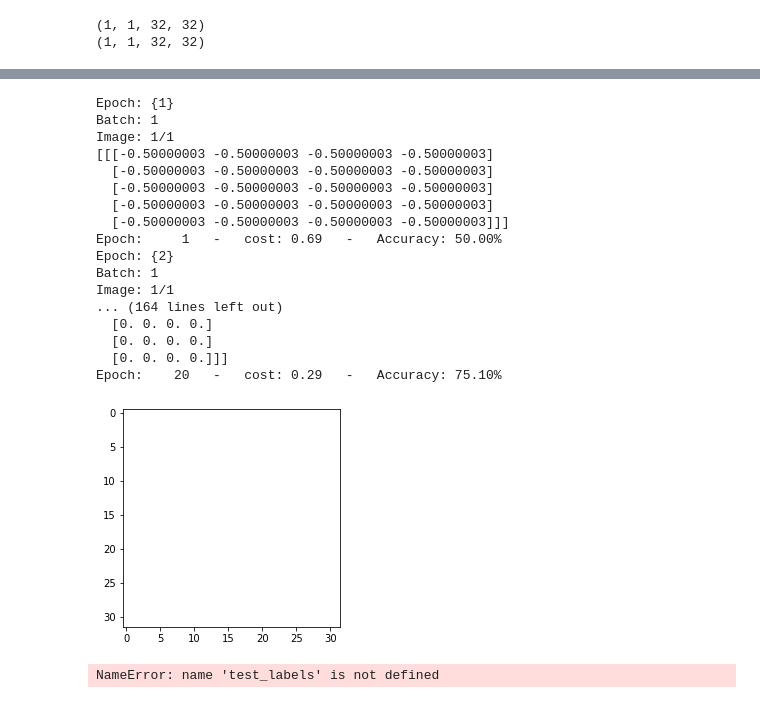
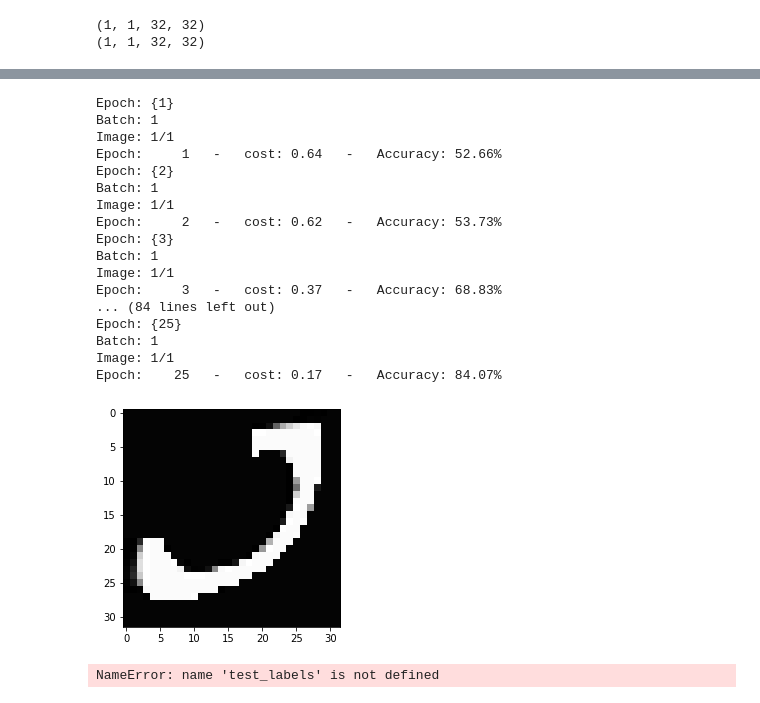
Before and after one commit to labis7/UNET-Using-Numpy, a Jupyter notebook: U-Net - Numpy - Small Version+ .ipynb, the cells around one changed output, grey strips where cells are left out. Drawn from its saved outputs; the diff is of its cells as text; code cells hidden in the pictures.

```diff
--- a/U-Net - Numpy - Small Version+ .ipynb
+++ b/U-Net - Numpy - Small Version+ .ipynb
@@ -968,29 +971,29 @@ def train(X, Y, epochs, learning_rate, dropout, verbose=True, callback=None):
 # %%
 ###### Training ######
 #train_images, train_labels, test_images, test_labels
 import gc
 gc.collect()
 
-params_values = train(train_images, train_labels, 20, 0.001, True) #0.05 stable LR
+params_values = train(train_images, train_labels, 25, 0.01, True) #0.05 stable LR
 # %% [output]
 Epoch: {1}
 Batch: 1
 Image: 1/1
-[[[-0.50000003 -0.50000003 -0.50000003 -0.50000003]
-  [-0.50000003 -0.50000003 -0.50000003 -0.50000003]
-  [-0.50000003 -0.50000003 -0.50000003 -0.50000003]
-  [-0.50000003 -0.50000003 -0.50000003 -0.50000003]
-  [-0.50000003 -0.50000003 -0.50000003 -0.50000003]]]
-Epoch:     1   -   cost: 0.69   -   Accuracy: 50.00%
+Epoch:     1   -   cost: 0.64   -   Accuracy: 52.66%
 Epoch: {2}
 Batch: 1
 Image: 1/1
-... (164 lines left out)
-  [0. 0. 0. 0.]
-  [0. 0. 0. 0.]
-  [0. 0. 0. 0.]]]
-Epoch:    20   -   cost: 0.29   -   Accuracy: 75.10%
+Epoch:     2   -   cost: 0.62   -   Accuracy: 53.73%
+Epoch: {3}
+Batch: 1
+Image: 1/1
+Epoch:     3   -   cost: 0.37   -   Accuracy: 68.83%
+... (84 lines left out)
+Epoch: {25}
+Batch: 1
+Image: 1/1
+Epoch:    25   -   cost: 0.17   -   Accuracy: 84.07%
-[figure, old version]
+[figure, new version]
 # %%
 ###### Prediction ######
 Yt = test_labels.T
```
Also changed, not shown: parts of 2 cells of this notebook, 1 other file.
